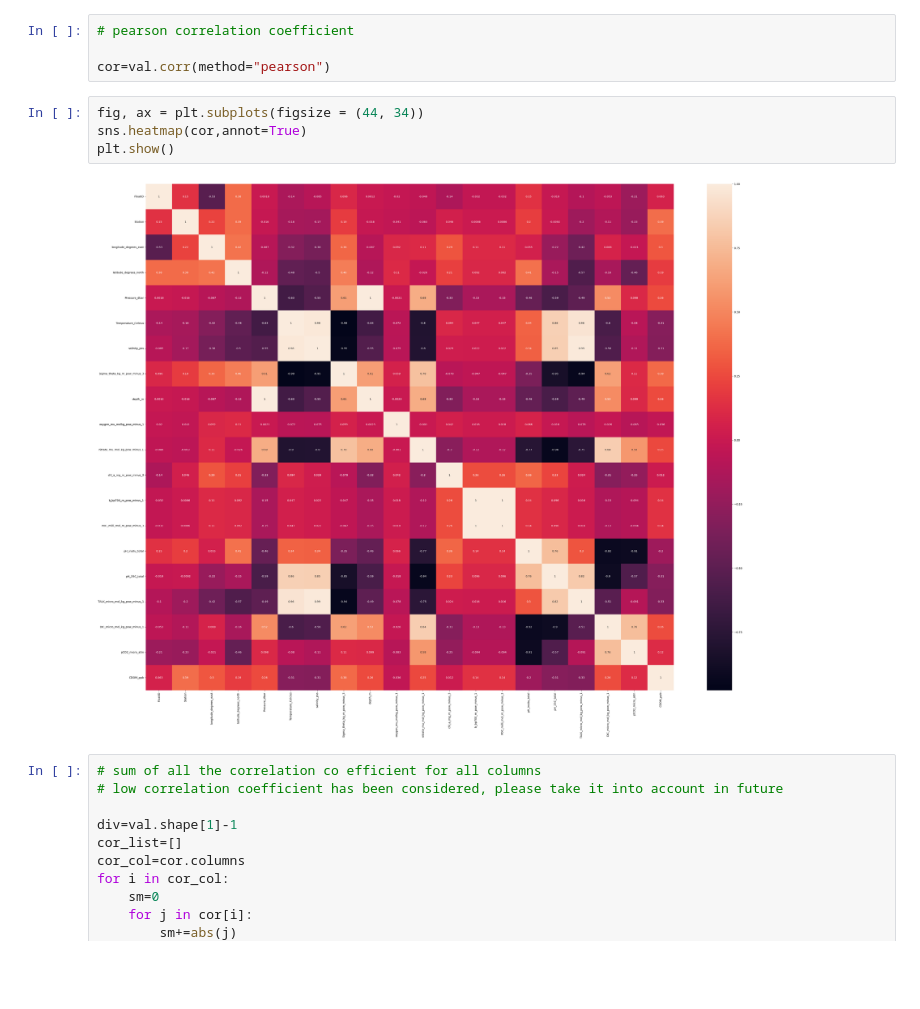
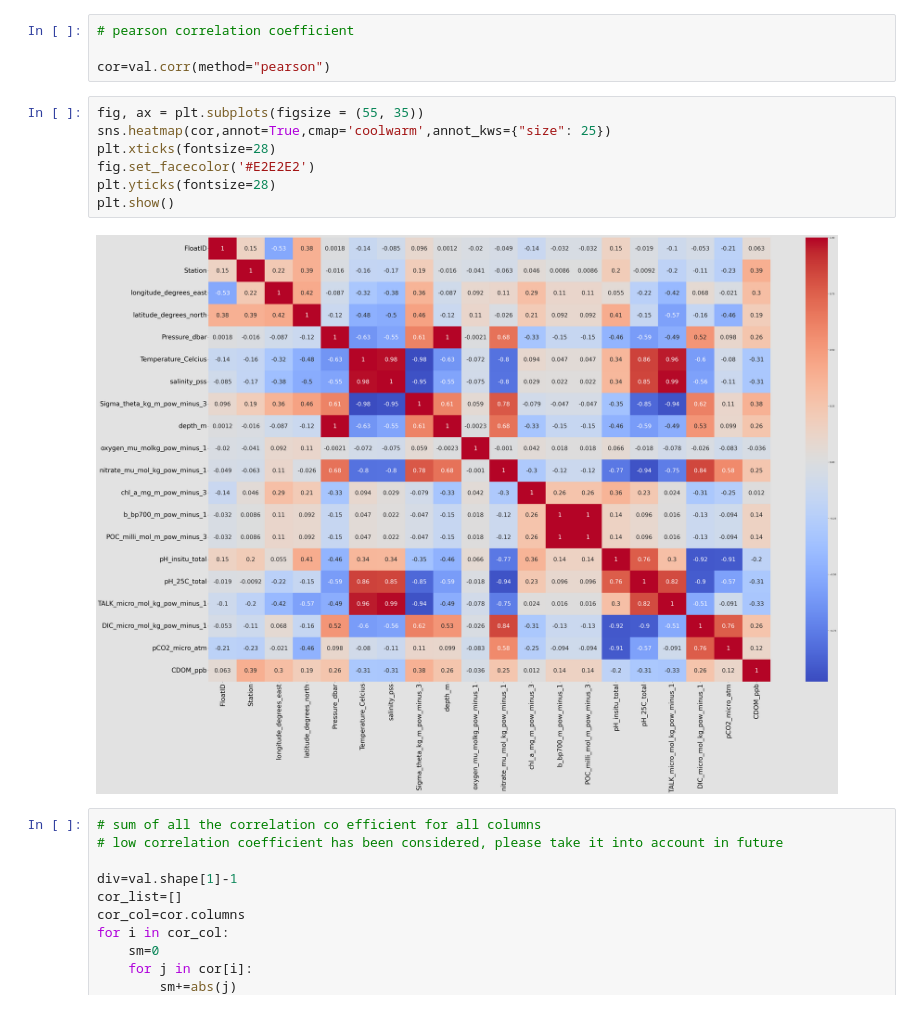
Before and after one commit to asif-saad/Analysis-of-Ocean-Climate, a Jupyter notebook: main.ipynb, the cells around one changed output. Drawn from its saved outputs; the diff is of its cells as text; blank space fills up the shorter version.

```diff
--- a/main.ipynb
+++ b/main.ipynb
@@ -128,11 +128,14 @@ val.drop(['region','latitude_QF','salinity_QF','sigma_theta_QF','depth_QF','time
 
 cor=val.corr(method="pearson")
 # %%
-fig, ax = plt.subplots(figsize = (44, 34))
-sns.heatmap(cor,annot=True)
+fig, ax = plt.subplots(figsize = (55, 35))
+sns.heatmap(cor,annot=True,cmap='coolwarm',annot_kws={"size": 25})
+plt.xticks(fontsize=28)
+fig.set_facecolor('#E2E2E2')
+plt.yticks(fontsize=28)
 plt.show()
 # %% [output]
-[figure, old version]
+[figure, new version]
 # %%
 # sum of all the correlation co efficient for all columns
 # low correlation coefficient has been considered, please take it into account in future
```
Also changed, not shown: parts of 7 cells of this notebook, 6 other files.
